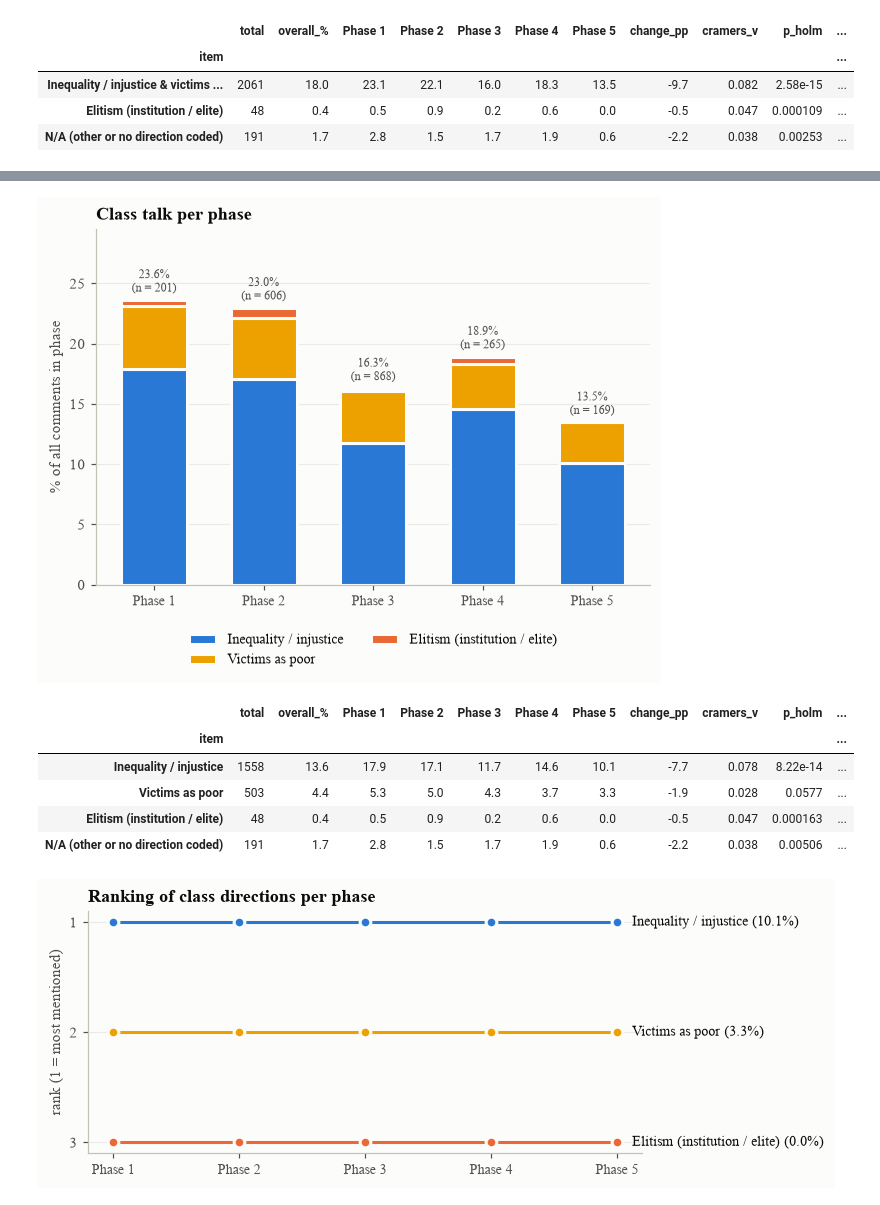
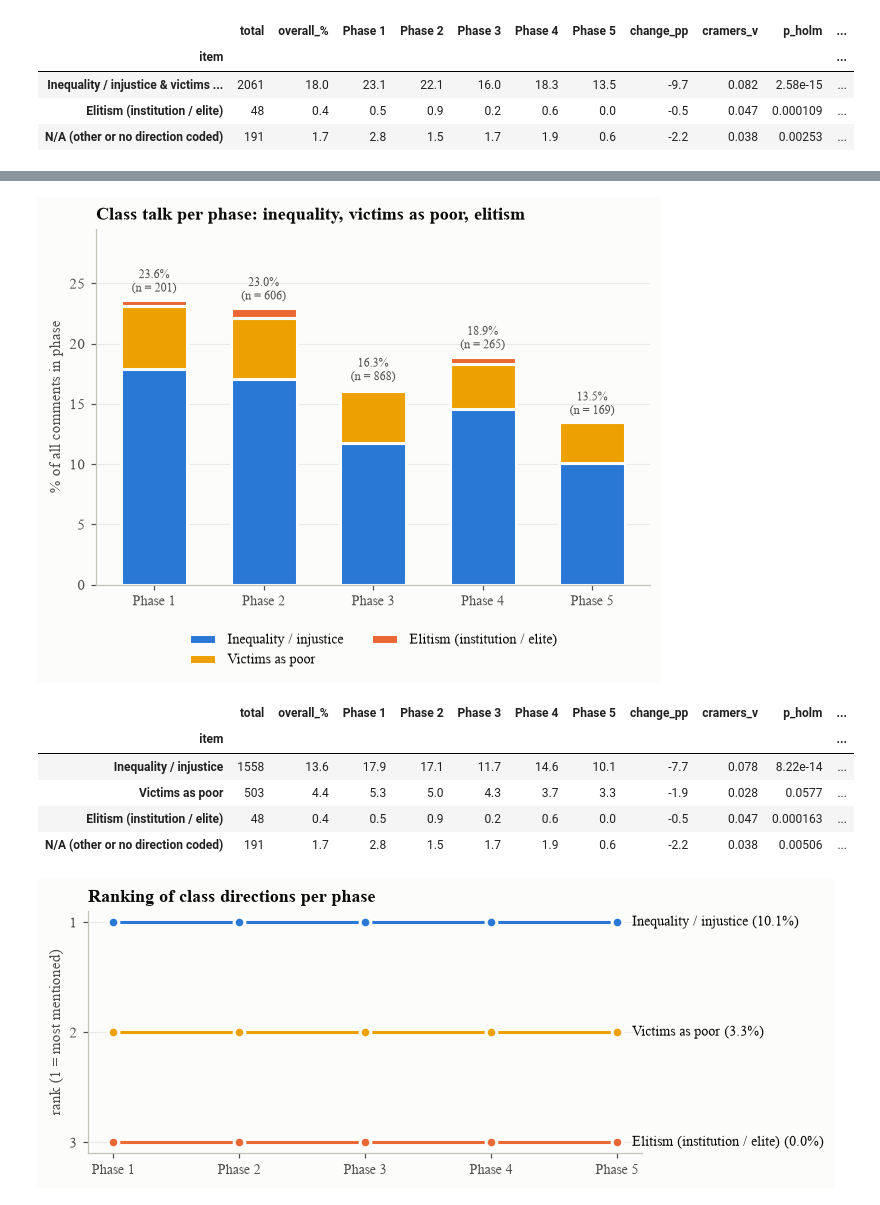
Before and after one commit to mbchavez27/crisis-management-analysis, a Jupyter notebook: 04-statistical-analysis/notebooks/03-findings.ipynb, the cells around one changed output, grey strips where cells are left out. Drawn from its saved outputs; the diff is of its cells as text; code cells hidden in the pictures.

```diff
--- a/04-statistical-analysis/notebooks/03-findings.ipynb
+++ b/04-statistical-analysis/notebooks/03-findings.ipynb
@@ -693,17 +772,17 @@ class_bars(cls_end.loc[[CLASS_THEMES["INEQUALITY_JUSTICE_VICTIMS"], CLASS_THEMES
 # %%
 # Same chart with inequality / injustice and victims as poor shown separately
 SPLIT = {"INEQUALITY_JUSTICE": "Inequality / injustice", "VICTIMS_POOR": "Victims as poor",
          "ELITISM": CLASS_THEMES["ELITISM"], "NA": CLASS_THEMES["NA"]}
 for k in ["INEQUALITY_JUSTICE", "VICTIMS_POOR"]:
     df[f"CLS_{k}"] = df.CLASS_DIRECTION.eq(k).astype(int)
 cls_split = endurance(df, [f"CLS_{k}" for k in SPLIT], {f"CLS_{k}": v for k, v in SPLIT.items()})
 cls_split.to_csv(OUT / "rq2_class_themes_split_by_phase.csv")
 # N/A left out: only inequality / injustice, victims as poor and elitism
 class_bars(cls_split.loc[["Inequality / injustice", "Victims as poor", "Elitism (institution / elite)"]],
-           [SERIES[0], SERIES[3], SERIES[1]], "Class talk per phase", "rq2_class_themes_split")
+           [SERIES[0], SERIES[3], SERIES[1]], "Class talk per phase: inequality, victims as poor, elitism", "rq2_class_themes_split")
 show(cls_split)
 # %% [output]
-[figure, old version]
+[figure, new version]
 |  | total | overall_% | Phase 1 | Phase 2 | Phase 3 | Phase 4 | Phase 5 | change_pp | cramers_v | p_holm | ... |
 | item |  |  |  |  |  |  |  |  |  |  | ... |
 | Inequality / injustice | 1558 | 13.6 | 17.9 | 17.1 | 11.7 | 14.6 | 10.1 | -7.7 | 0.078 | 8.22e-14 | ... |
```
Also changed, not shown: parts of 4 cells of this notebook, 3 other files.
